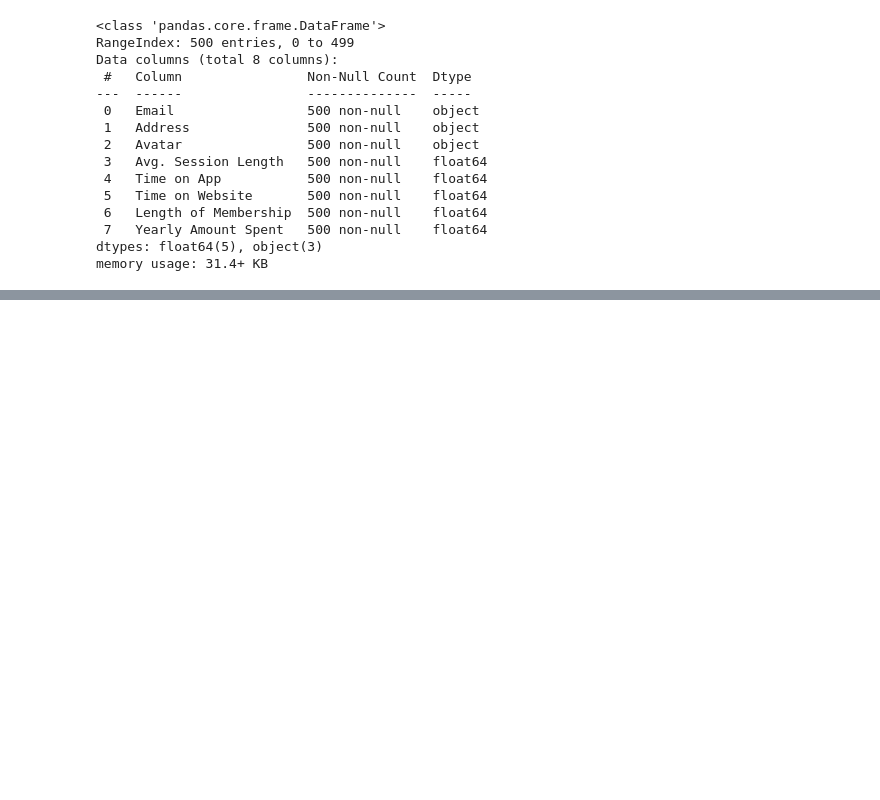
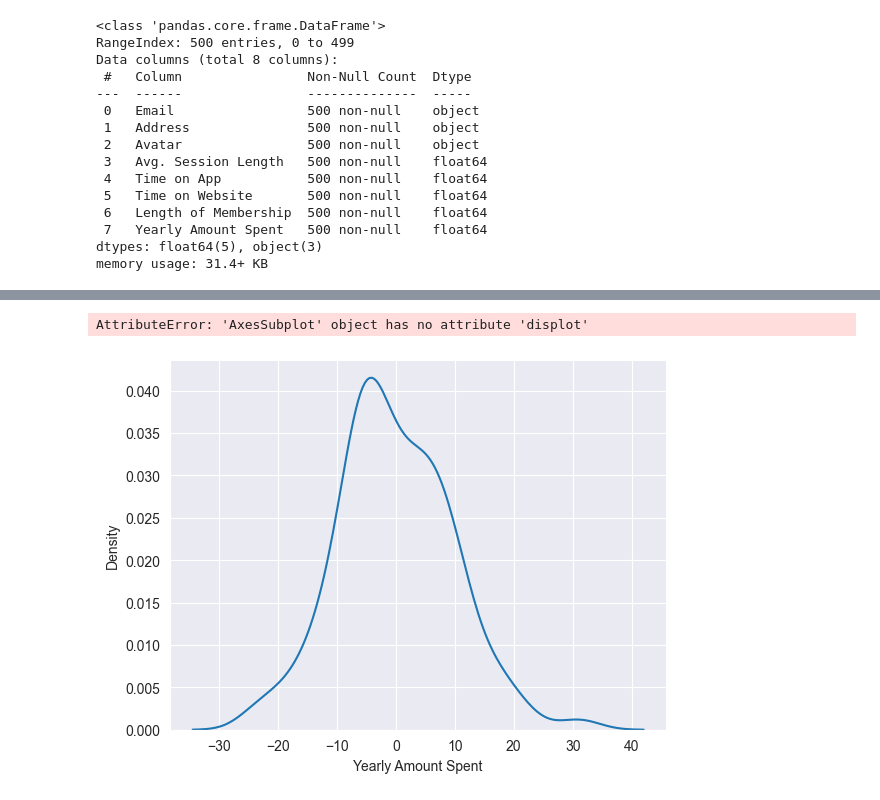
Before and after one commit to tlsabara/Data-Analytics, a Jupyter notebook: Machine Learning/Regressão Linear/Modelo de regressão linear.ipynb, the cells around one changed output, grey strips where cells are left out. Cells and saved outputs as stored; diff of their text form; code cells hidden in the pictures; blank space fills up the shorter version.

```diff
--- a/Machine Learning/Regressão Linear/Modelo de regressão linear.ipynb
+++ b/Machine Learning/Regressão Linear/Modelo de regressão linear.ipynb
@@ -47,0 +162,7 @@ memory usage: 31.4+ KB
+# %%
+
+sns.kdeplot(y_test-predict)
+sns.displot(y_test-predict)
+# %% [output]
+AttributeError: 'AxesSubplot' object has no attribute 'displot'
+[figure, added]
```
Also changed, not shown: parts of 18 cells of this notebook, 1 other file.
